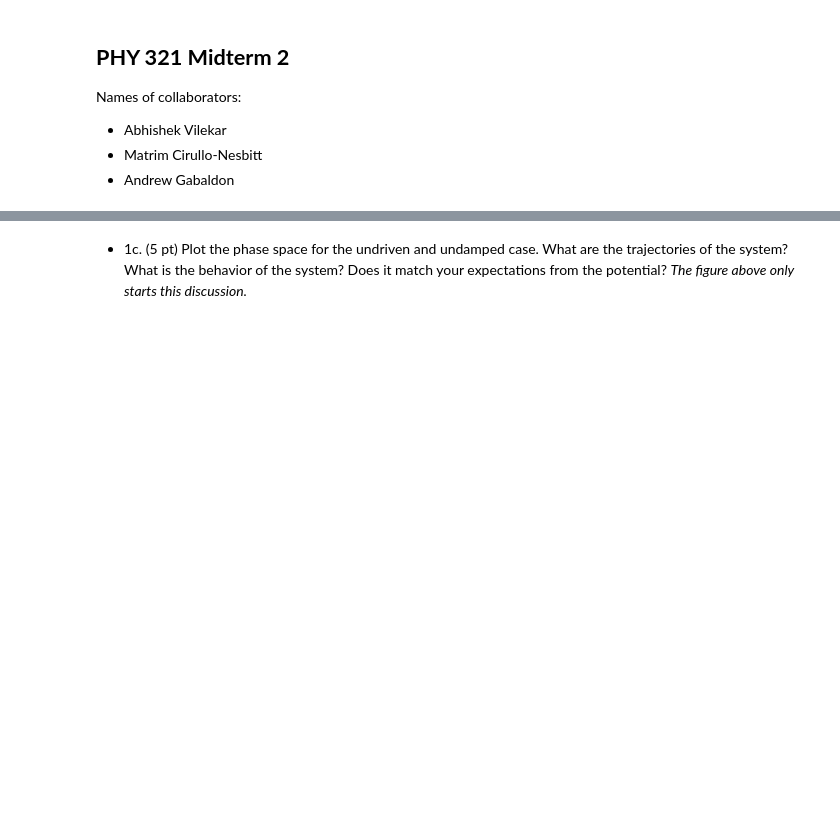
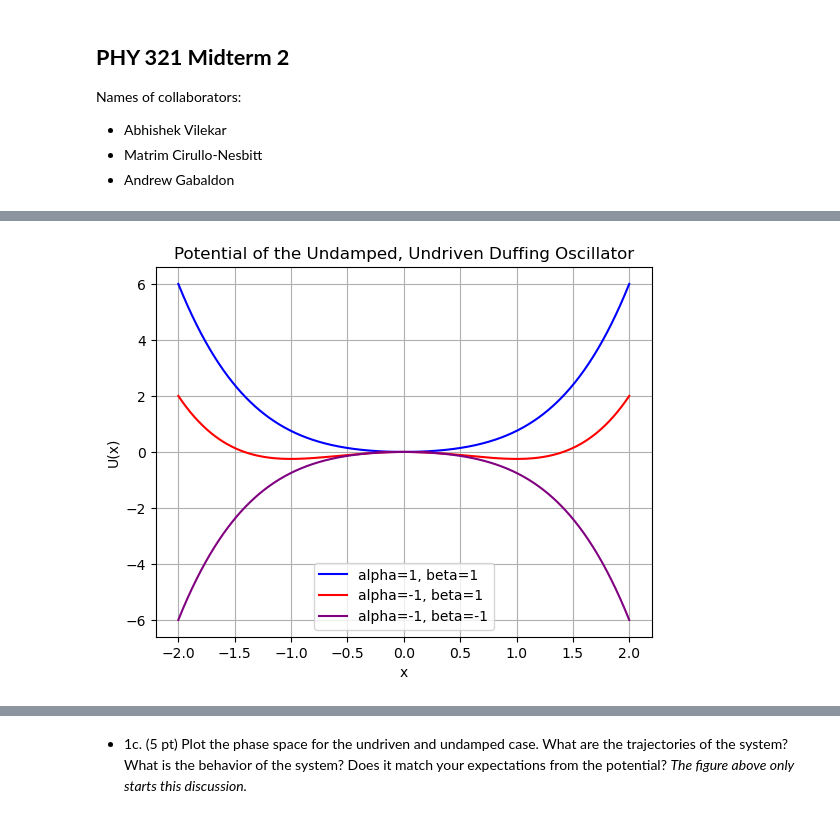
Before and after one commit to BruhddyTheThird/ProfCPisGoatedLib, a Jupyter notebook: Midterm 2 Files/Ex 1.ipynb, the cells around one changed output, grey strips where cells are left out. Cells and saved outputs as stored; diff of their text form; code cells hidden in the pictures; blank space fills up the shorter version.

Commit message:
Completed undamped, undriven case of the duffing oscillator

```diff
--- a/Midterm 2 Files/Ex 1.ipynb
+++ b/Midterm 2 Files/Ex 1.ipynb
@@ -45,0 +56,24 @@ Recall that the potential for this system can give rise to different kinds of be
+# %%
+alpha1 = 1
+beta1 = 1
+alpha2 = -1
+beta2 = -1
+m = 1
+x = np.linspace(-2,2,1000)
+U1 = m * alpha1 * x**2/2 + m * beta1 * x**4/4
+U2 = m * alpha2 * x**2/2 + m * beta1 * x**4/4
+U3 = m * alpha2 * x**2/2 + m * beta2 * x**4/4
+
+
+
+plt.plot(x, U1, color='b', label='alpha=1, beta=1')
+plt.plot(x, U2, color='r', label='alpha=-1, beta=1')
+plt.plot(x, U3, color='purple', label='alpha=-1, beta=-1')
+plt.xlabel('x')
+plt.ylabel('U(x)')
+plt.title('Potential of the Undamped, Undriven Duffing Oscillator')
+plt.grid()
+plt.legend()
+plt.show()
+# %% [output]
+[figure, added]
```
Also changed, not shown: parts of 14 cells of this notebook.
